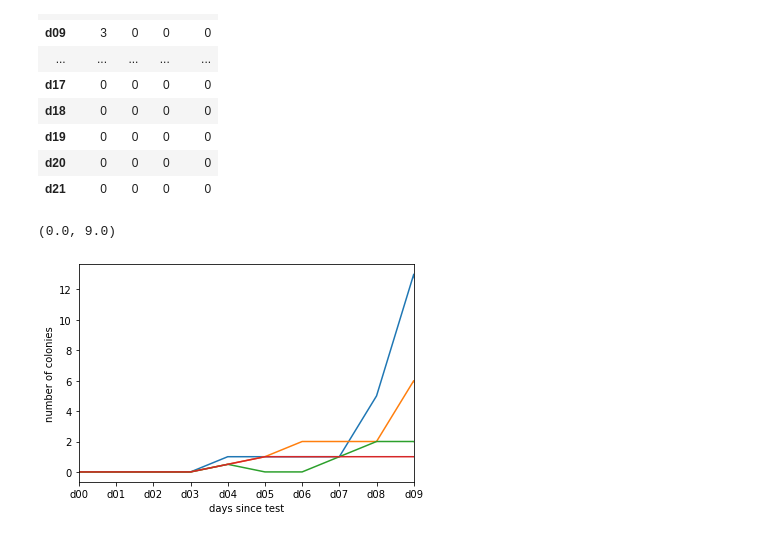
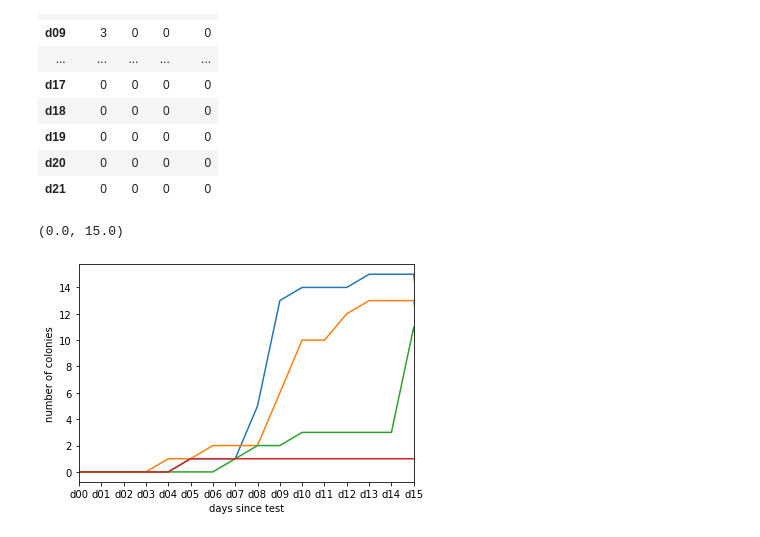
Before and after one commit to sartmeier/sartmeier.github.io, a Jupyter notebook: growth_plots.ipynb, the cells around one changed output. Saved outputs shown, nothing was run; the diff lists cells and outputs as text; code cells hidden in the pictures.

```diff
--- a/growth_plots.ipynb
+++ b/growth_plots.ipynb
@@ -180,11 +166,11 @@ afterII
 # %%
 plt.plot(beforeI)
 plt.xlabel("days since test")
 plt.ylabel("number of colonies")
-plt.xlim(0,9)
+plt.xlim(0,15)
 # %% [output]
-(0.0, 9.0)
+(0.0, 15.0)
-[figure, old version]
+[figure, new version]
 # %%
 beforeI.iloc[0]
 # %% [output]
```
Also changed, not shown: parts of 20 cells of this notebook, 4 other files.
